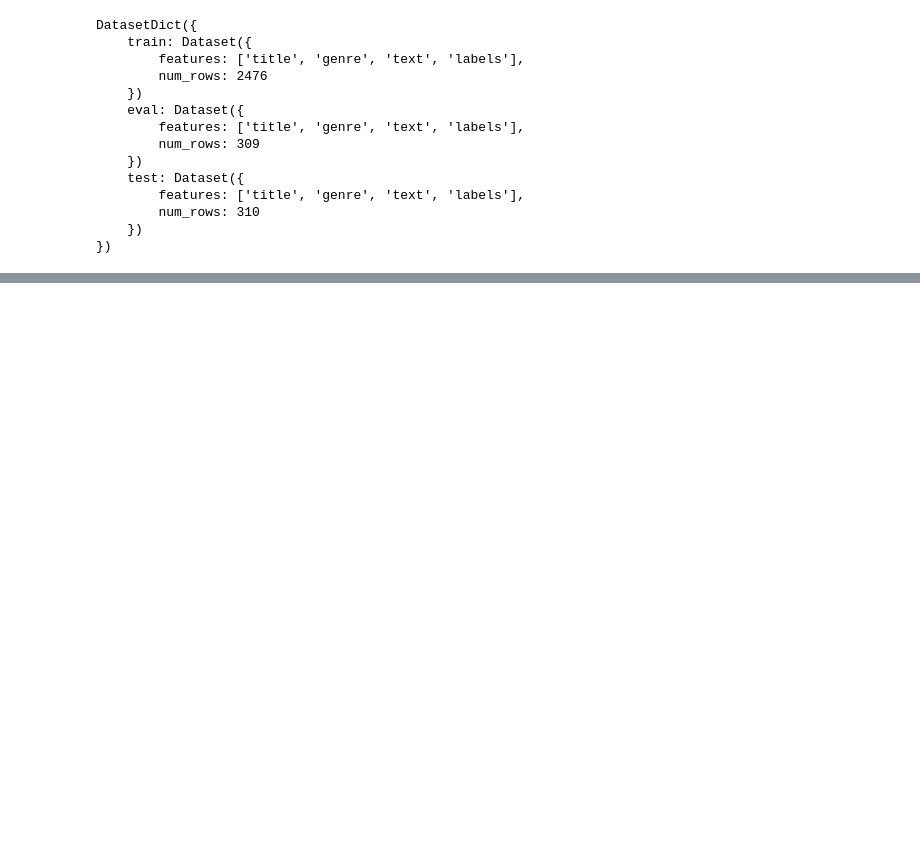
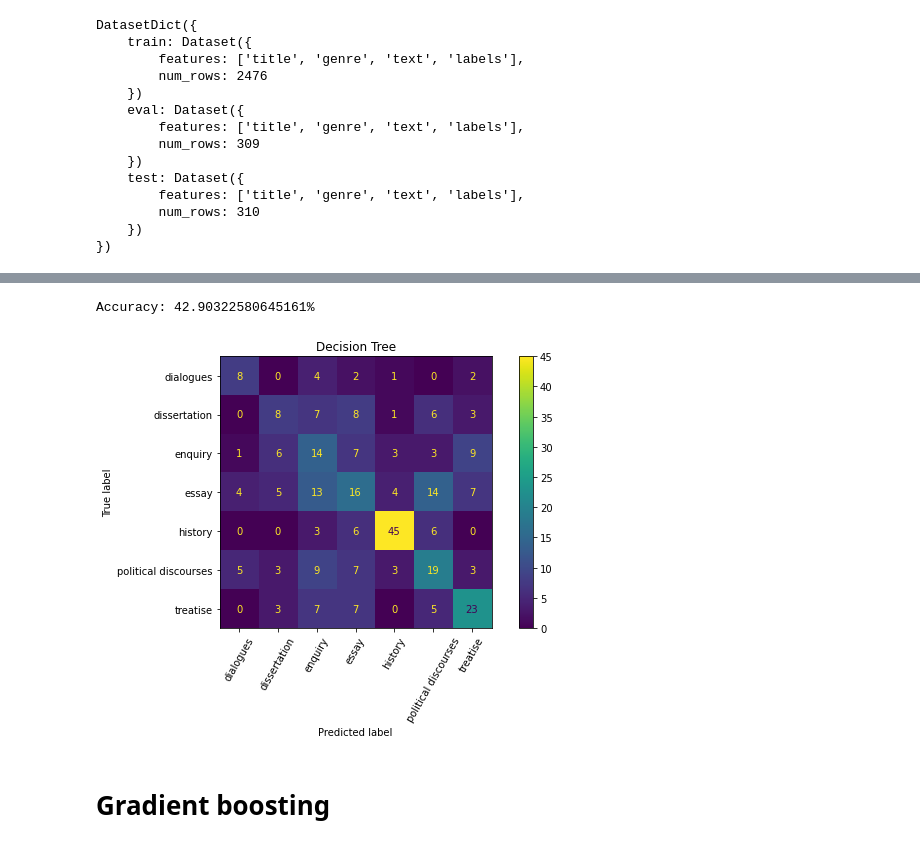
Before and after one commit to vbunt/hume-classifier, a Jupyter notebook: Classic ML.ipynb, the cells around one changed output, grey strips where cells are left out. Cells and saved outputs as stored; diff of their text form; code cells hidden in the pictures; blank space fills up the shorter version.

```diff
--- a/Classic ML.ipynb
+++ b/Classic ML.ipynb
@@ -96,0 +88,10 @@ dissertation for history 294
+# %%
+clf = DecisionTreeClassifier(random_state=0).fit(x_train, y_train)
+dectree_pred = clf.predict(x_test)
+get_scores(dectree_pred, 'Decision Tree')
+# print_history_mistakes(logreg_pred)
+# %% [output]
+Accuracy: 42.90322580645161%
+[figure, added]
+# %% [markdown]
+# Gradient boosting
```
Also changed, not shown: parts of 20 cells of this notebook, 1 other file.
